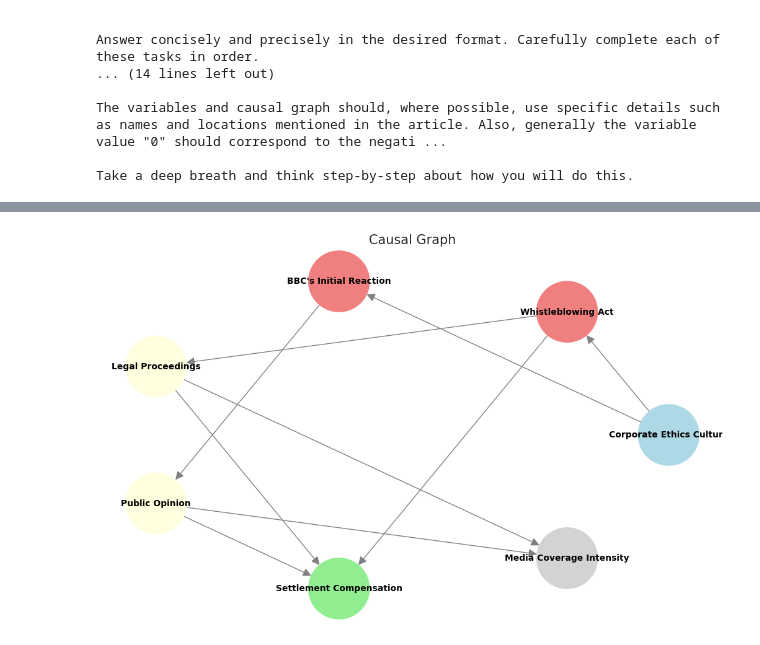
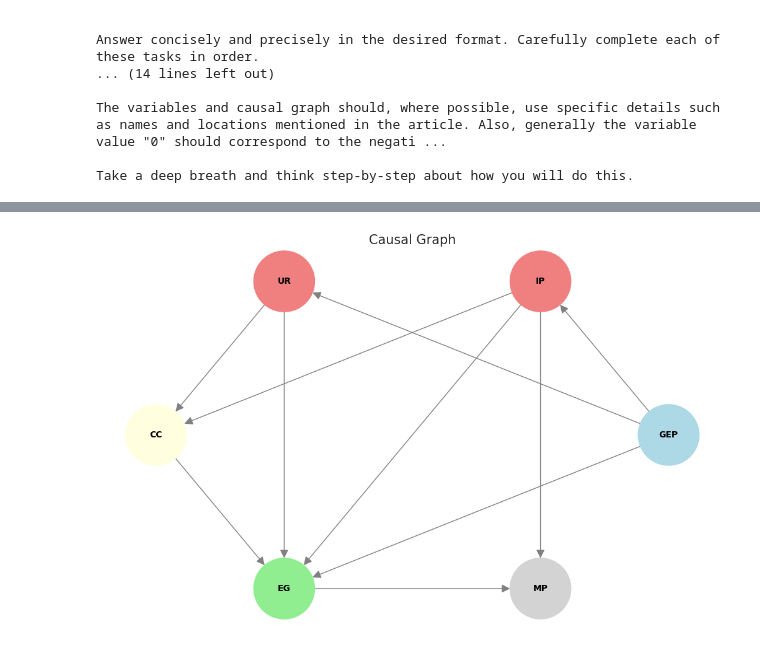
Before and after one commit to felixludos/cladder, a Jupyter notebook: notebooks/query_probs.ipynb, the cells around one changed output, grey strips where cells are left out. Cells and saved outputs as stored; diff of their text form; code cells hidden in the pictures.

```diff
--- a/notebooks/query_probs.ipynb
+++ b/notebooks/query_probs.ipynb
@@ -93,7 +90,8 @@ probabilities = {{
 
 Answer concisely and precisely in the desired format.'''
 # %%
-ctx = Story(story_root=misc.data_root() / 'stories')
+ctx = Story(story_root=misc.data_root() / 'stories', story_id='test2')
+# ctx = Story(story_root=misc.data_root() / 'stories')
 # ctx.populate_defaults()
 ctx.include(
     FixedTemplate('setting', setting_generation_prompt_template),
@@ -209,26 +165,26 @@ ctx['nodes'] = nodes
 # %%
 G = nx.DiGraph()
 
 # Add nodes and edges to the graph
-for node in nodes:
+for node in ctx['nodes']:
     G.add_node(node['name'], type=node['type'], observed=node['observed'])
 
     for parent in node['parents']:
         G.add_edge(parent, node['name'])
 
 # Define node colors based on type
 node_colors = {'treatment': 'lightcoral', 'outcome': 'lightgreen', 'confounder': 'lightblue', 'mediator': 'lightyellow', 'collider': 'lightgray'}
 colors = [node_colors[G.nodes[n]['type']] for n in G.nodes]
 
 # Draw the graph
 plt.figure(figsize=(10, 6))
 # pos = nx.spring_layout(G)
 pos = nx.circular_layout(G)
 nx.draw(G, pos, with_labels=True, node_color=colors, node_size=5000, font_size=10, font_weight='bold', edge_color='gray', arrowsize=20)
 plt.title('Causal Graph', size=15);
 plt.tight_layout();
 # %% [output]
-[figure, old version]
+[figure, new version]
 # %%
 print(ctx['stats'])
 # %% [output]
```
Also changed, not shown: parts of 53 cells of this notebook, 8 other files.
